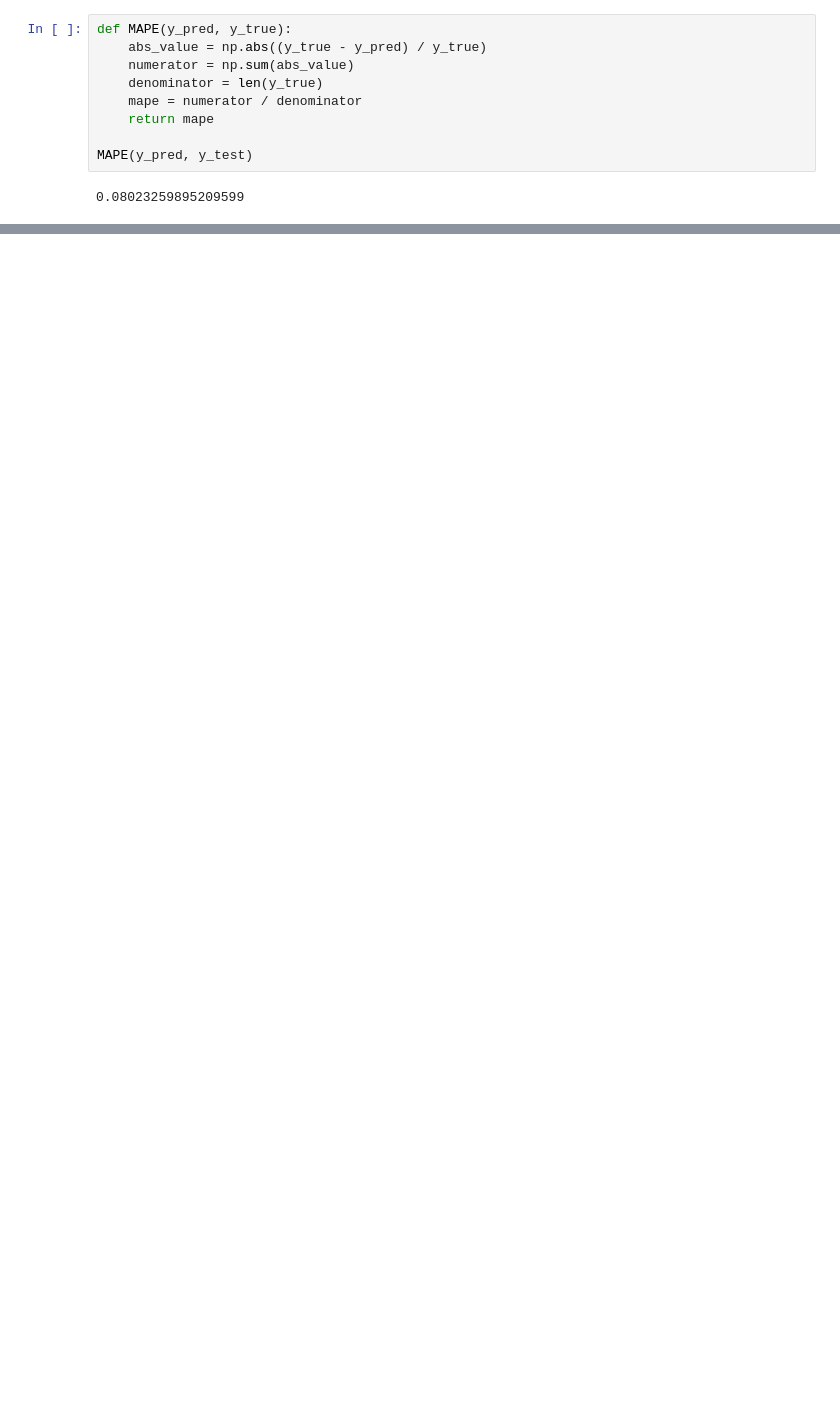
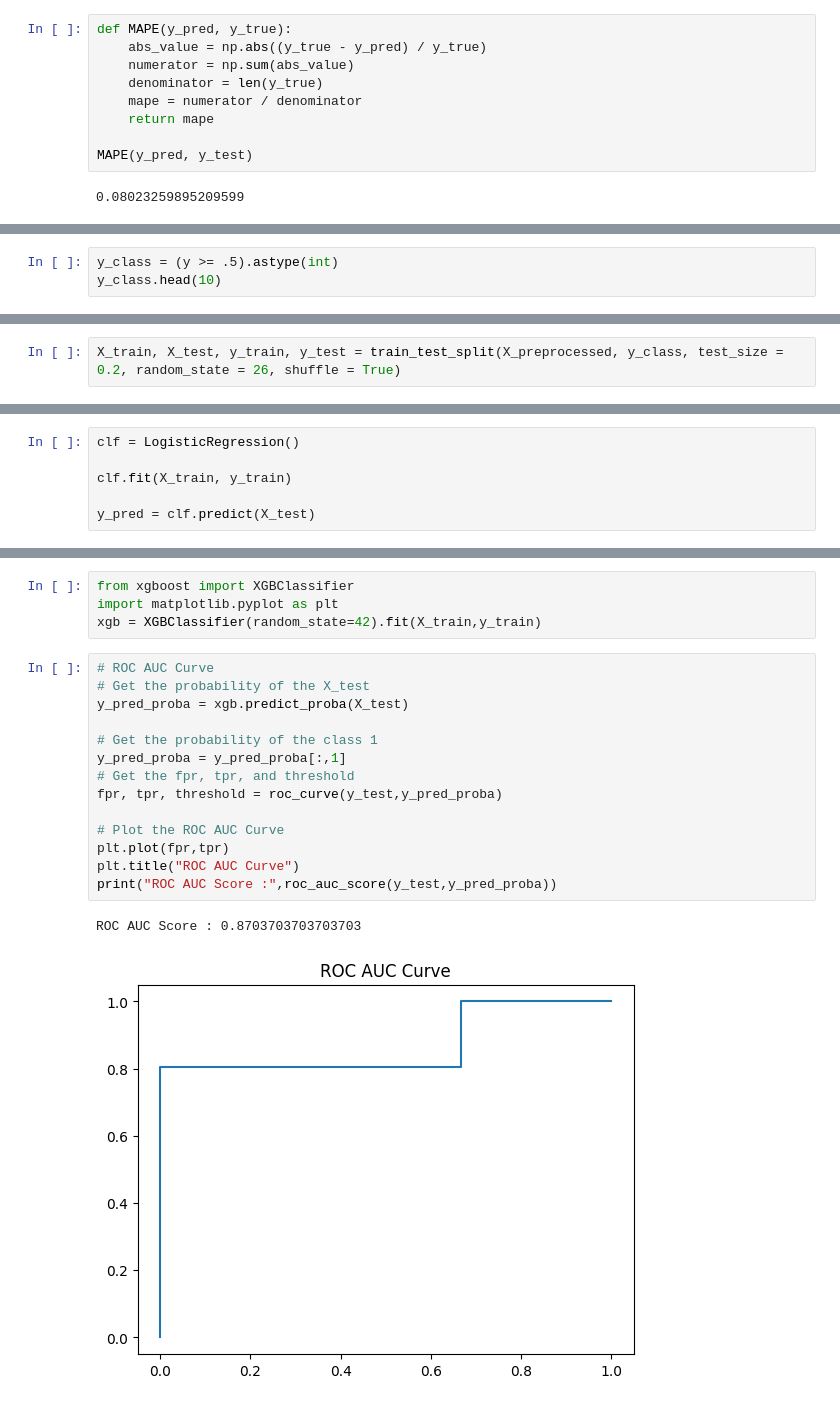
Before and after one commit to ArviandanaR/Komputasi-Statistika-2-2024, a Jupyter notebook: Pertemuan 8/Pertemuan 8 Metrik Evaluasi.ipynb, the cells around one changed output, grey strips where cells are left out. Drawn from its saved outputs; the diff is of its cells as text; blank space fills up the shorter version.

```diff
--- a/Pertemuan 8/Pertemuan 8 Metrik Evaluasi.ipynb
+++ b/Pertemuan 8/Pertemuan 8 Metrik Evaluasi.ipynb
@@ -202,0 +209,3 @@ JELASIN BLA BLA BLA
+# %%
+y_class = (y >= .5).astype(int)
+y_class.head(10)
@@ -202,0 +224,2 @@ JELASIN BLA BLA BLA
+# %%
+X_train, X_test, y_train, y_test = train_test_split(X_preprocessed, y_class, test_size = 0.2, random_state = 26, shuffle = True)
@@ -202,0 +228,6 @@ JELASIN BLA BLA BLA
+# %%
+clf = LogisticRegression()
+
+clf.fit(X_train, y_train)
+
+y_pred = clf.predict(X_test)
@@ -202,0 +396,21 @@ JELASIN BLA BLA BLA
+# %%
+from xgboost import XGBClassifier
+import matplotlib.pyplot as plt
+xgb = XGBClassifier(random_state=42).fit(X_train,y_train)
+# %%
+# ROC AUC Curve
+# Get the probability of the X_test
+y_pred_proba = xgb.predict_proba(X_test)
+
+# Get the probability of the class 1
+y_pred_proba = y_pred_proba[:,1]
+# Get the fpr, tpr, and threshold
+fpr, tpr, threshold = roc_curve(y_test,y_pred_proba)
+
+# Plot the ROC AUC Curve
+plt.plot(fpr,tpr)
+plt.title("ROC AUC Curve")
+print("ROC AUC Score :",roc_auc_score(y_test,y_pred_proba))
+# %% [output]
+ROC AUC Score : 0.8703703703703703
+[figure, added]
```
Also changed, not shown: parts of 35 cells of this notebook, 12 other files.
